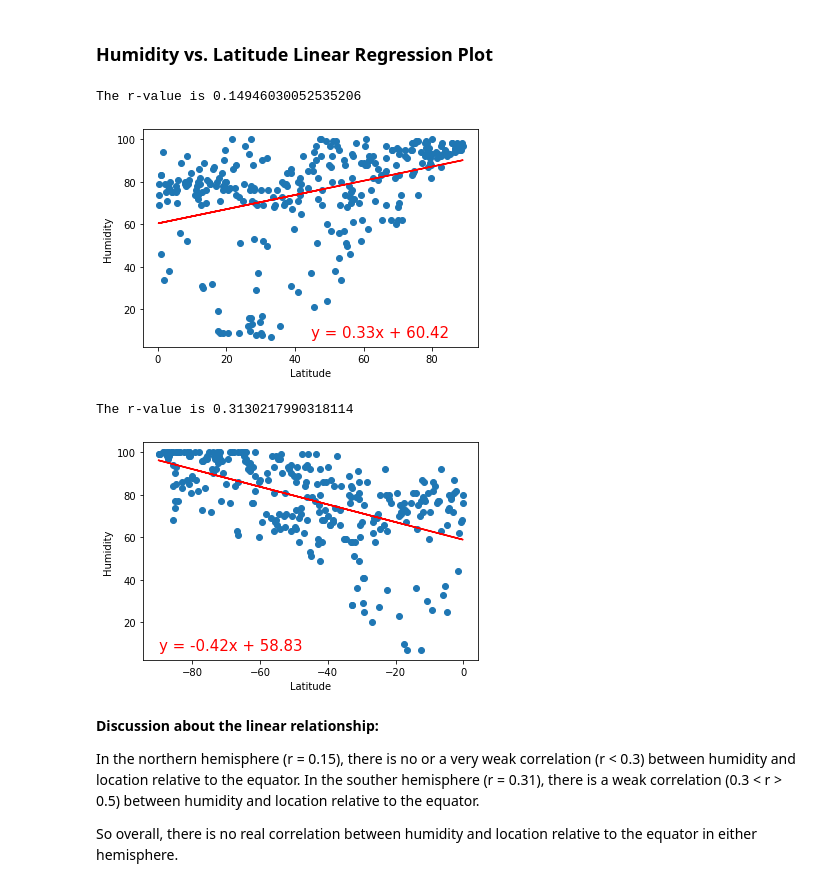
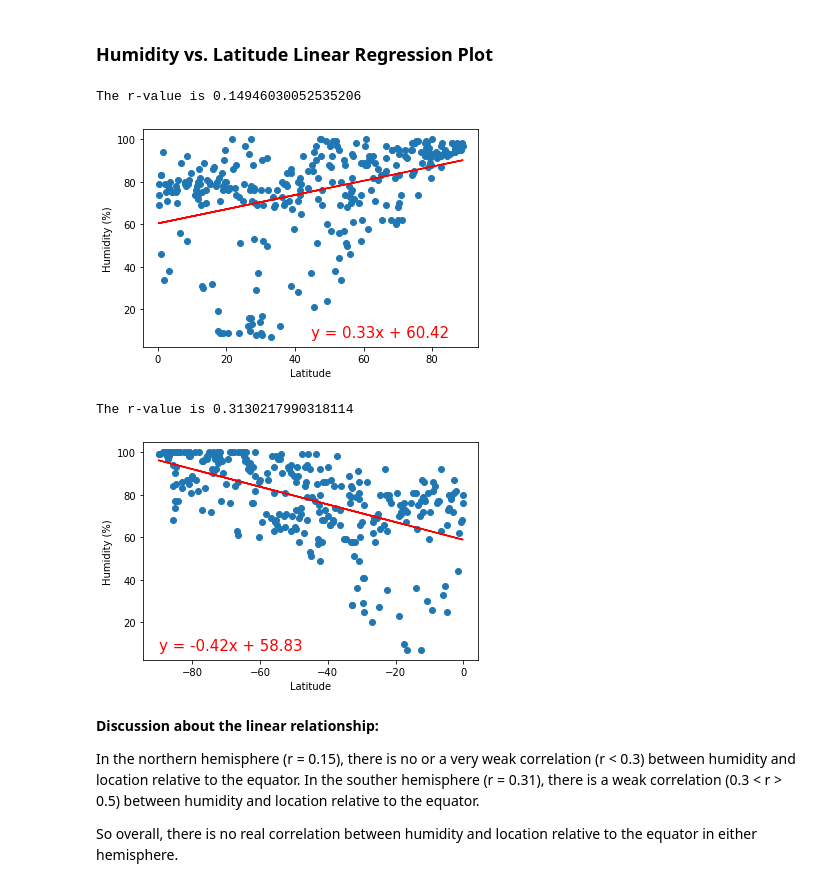
Before and after one commit to maswanwick/python-api-challenge, a Jupyter notebook: api_challenge/WeatherPy.ipynb, the cells around one changed output. Saved outputs shown, nothing was run; the diff lists cells and outputs as text; code cells hidden in the pictures.

```diff
--- a/api_challenge/WeatherPy.ipynb
+++ b/api_challenge/WeatherPy.ipynb
@@ -345,19 +345,19 @@ In both hemispheres, there is a strong correlation (r > 0.7) between temperature
 # %%
 # Northern Hemisphere
 x_values = northern_hemi_df['Lat']
 y_values = northern_hemi_df['Humidity']
-compute_and_plot_regression(x_values, y_values, "Latitude", "Humidity")
+compute_and_plot_regression(x_values, y_values, "Latitude", "Humidity (%)")
 # %% [output]
 The r-value is 0.14946030052535206
-[figure, old version]
+[figure, new version]
 # %%
 # Southern Hemisphere
 x_values = southern_hemi_df['Lat']
 y_values = southern_hemi_df['Humidity']
-compute_and_plot_regression(x_values, y_values, "Latitude", "Humidity")
+compute_and_plot_regression(x_values, y_values, "Latitude", "Humidity (%)")
 # %% [output]
 The r-value is 0.3130217990318114
-[figure, old version]
+[figure, new version]
 # %% [markdown]
 **Discussion about the linear relationship:**
 
```
Also changed, not shown: parts of 6 cells of this notebook.
